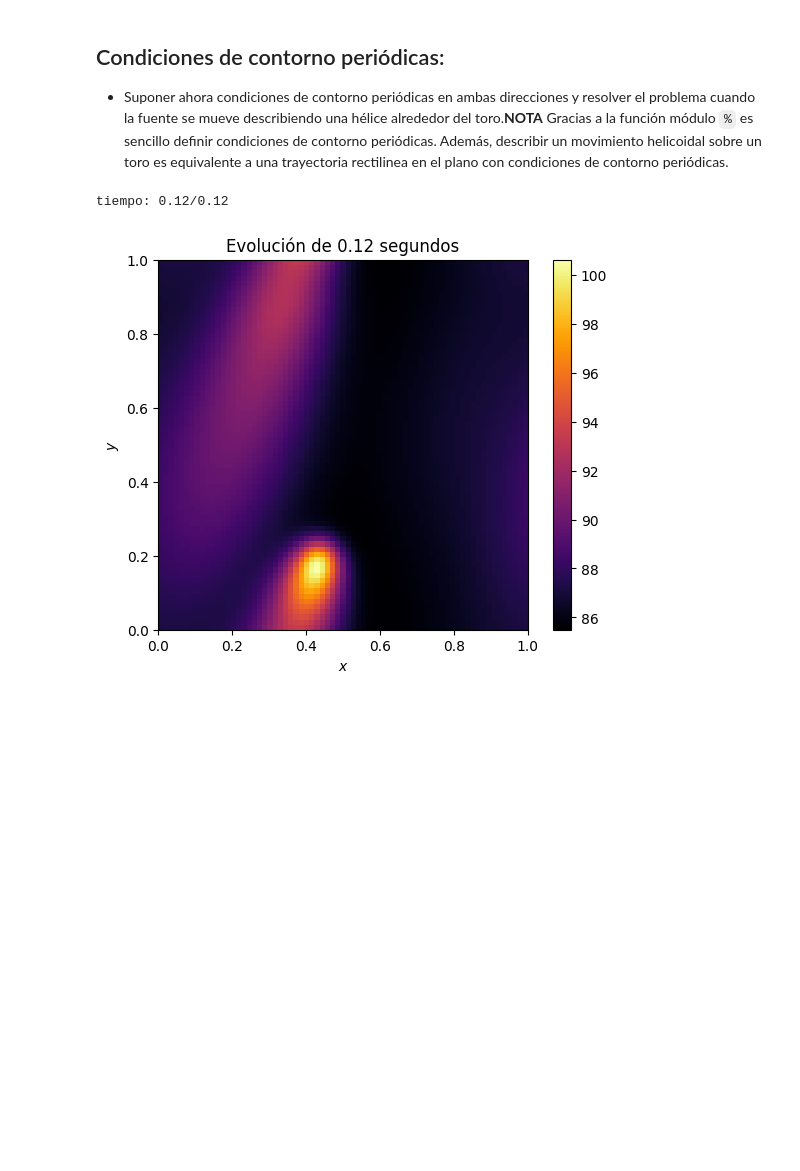
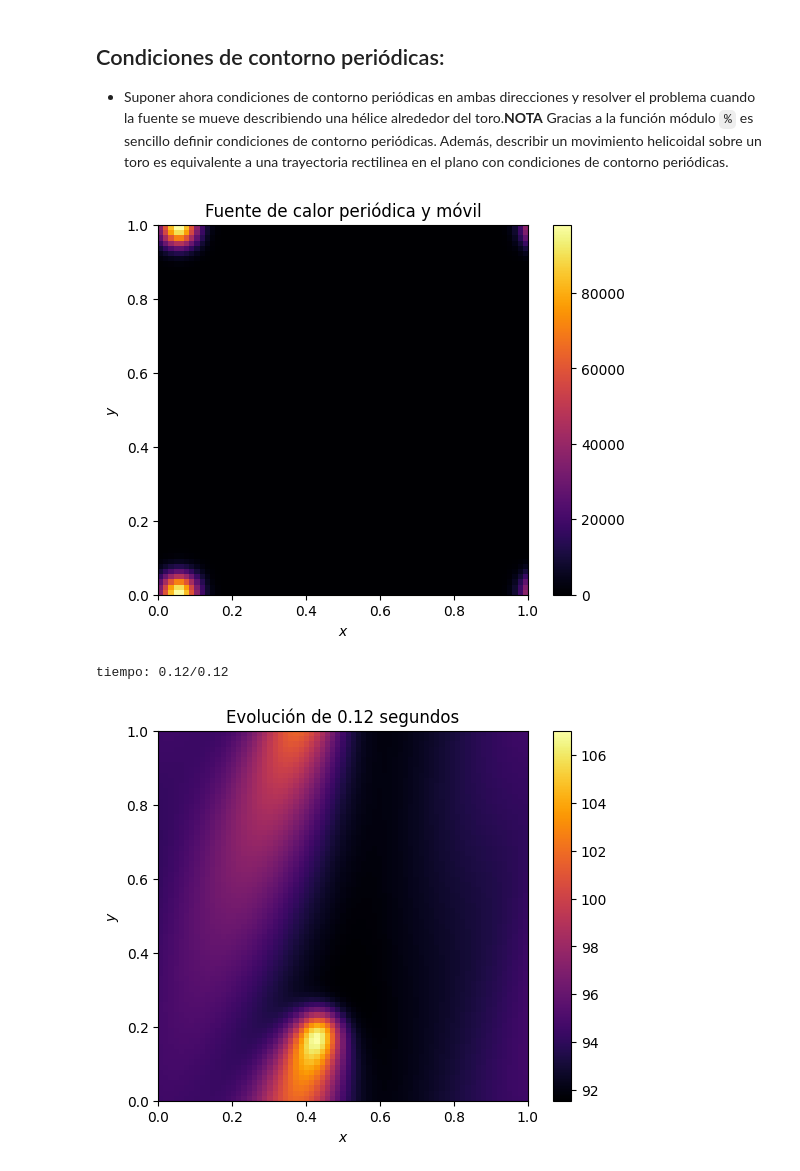
Before and after one commit to guillediaaazz/fiscomp-practices, a Jupyter notebook: P3/calor_plano-enunciado.ipynb, the cells around one changed output. Saved outputs shown, nothing was run; the diff lists cells and outputs as text; code cells hidden in the pictures; blank space fills up the shorter version.

Commit message:
Fuente de calor periódica

```diff
--- a/P3/calor_plano-enunciado.ipynb
+++ b/P3/calor_plano-enunciado.ipynb
@@ -216,6 +216,30 @@ tiempo: 0.5/0.5
 ## Condiciones de contorno periódicas:
 
 - Suponer ahora condiciones de contorno periódicas en ambas direcciones y resolver el problema cuando la fuente se mueve describiendo una hélice alrededor del toro.**NOTA** Gracias a la función módulo `%` es sencillo definir condiciones de contorno periódicas. Además, describir un movimiento helicoidal sobre un toro es equivalente a una trayectoria rectilinea en el plano con condiciones de contorno periódicas.
+# %%
+def heatSourcePeriodic(x, y, x0: float = 0.5, y0: float = 0.5, boxSize: float = 1.0):
+    xPlus = exp(-( (x-x0+boxSize)/0.05 )**2)
+    xMin = exp(-( (x-x0-boxSize)/0.05 )**2)
+    yPlus = exp(-( (y-y0+boxSize)/0.05 )**2)
+    yMin = exp(-( (y-y0-boxSize)/0.05 )**2)
+
+    xSimple = exp(-( (x-x0)/0.05 )**2)
+    ySimple = exp(-( (y-y0)/0.05 )**2)
+
+    heatMap = xSimple * ySimple
+
+
+    heatMap += xPlus * ySimple
+    heatMap += xMin * ySimple
+    heatMap += xSimple * yPlus
+    heatMap += xSimple * yMin
+
+    heatMap += xPlus * yPlus
+    heatMap += xMin * yPlus
+    heatMap += xPlus * yMin
+    heatMap += xMin * yMin
+
+    return heatMap * 1e5
 # %%
 # Constantes
 boxSize = 1
@@ -239,6 +263,15 @@ x, y = meshgrid(x, y)
 speedX = 112
 speedY = 335
 
+heat = heatSourcePeriodic(x, y, 0.05, 0.0, boxSize)
+
+imshow(heat, extent=[0,boxSize, 0,boxSize], cmap='inferno', origin='lower')
+colorbar()
+xlabel('$x$')
+ylabel('$y$')
+title('Fuente de calor periódica y móvil')
+show()
+
 def linearPeriodic(time, speed):
     global boxSize
     x0 = (speed*time)%boxSize
@@ -249,33 +282,34 @@ timeMax = 0.12
 time = 0
 term1 = zeros([gridResolution+1, gridResolution+1], float)
 term2 = zeros([gridResolution+1, gridResolution+1], float)
 while time < timeMax:
     # Cálculo de la fuente de calor para el instante
     x0 = linearPeriodic(time, speedX)
     y0 = linearPeriodic(time, speedY)
-    heat = heatSource(x, y, x0, y0)
+    heat = heatSourcePeriodic(x, y, x0, y0, boxSize)
 
     # Evolución del calor
     term1[1:gridResolution, :] = temperatureGrid[2:gridResolution+1, :] - 2*temperatureGrid[1:gridResolution, :] + temperatureGrid[0:gridResolution-1, :]
     term1[0, :] = temperatureGrid[1, :] - 2*temperatureGrid[0, :] + temperatureGrid[gridResolution, :]
     term1[gridResolution, :] = temperatureGrid[0, :] - 2*temperatureGrid[gridResolution, :] + temperatureGrid[gridResolution-1, :]
     term2[:, 1:gridResolution] = temperatureGrid[:, 2:gridResolution+1] - 2*temperatureGrid[:, 1:gridResolution] + temperatureGrid[:, 0:gridResolution-1]
     term2[:, 0] = temperatureGrid[:, 1] - 2*temperatureGrid[:, 0] + temperatureGrid[:, gridResolution]
     term2[:, gridResolution] = temperatureGrid[:, 0] - 2*temperatureGrid[:, gridResolution] + temperatureGrid[:, gridResolution-1]
     evolutionTerm = timeStep * diffusivity * (term1 + term2) / gridSize**2
     heatTerm = timeStep * heat
     temperatureGrid = temperatureGrid + heatTerm + evolutionTerm
 
     time += timeStep
     print(f"tiempo: {round(time,4)}/{timeMax} {' '*20}", end='\r')
 
 # Representación
 imshow(temperatureGrid, extent=[0,boxSize, 0,boxSize], cmap='inferno', origin='lower')
 colorbar()
 xlabel('$x$')
 ylabel('$y$')
 title(f'Evolución de {timeMax} segundos')
 show()
 # %% [output]
+[figure, new version]
 tiempo: 0.12/0.12
-[figure, old version]
+[figure, added]
```
Also changed, not shown: parts of 1 cell of this notebook.
